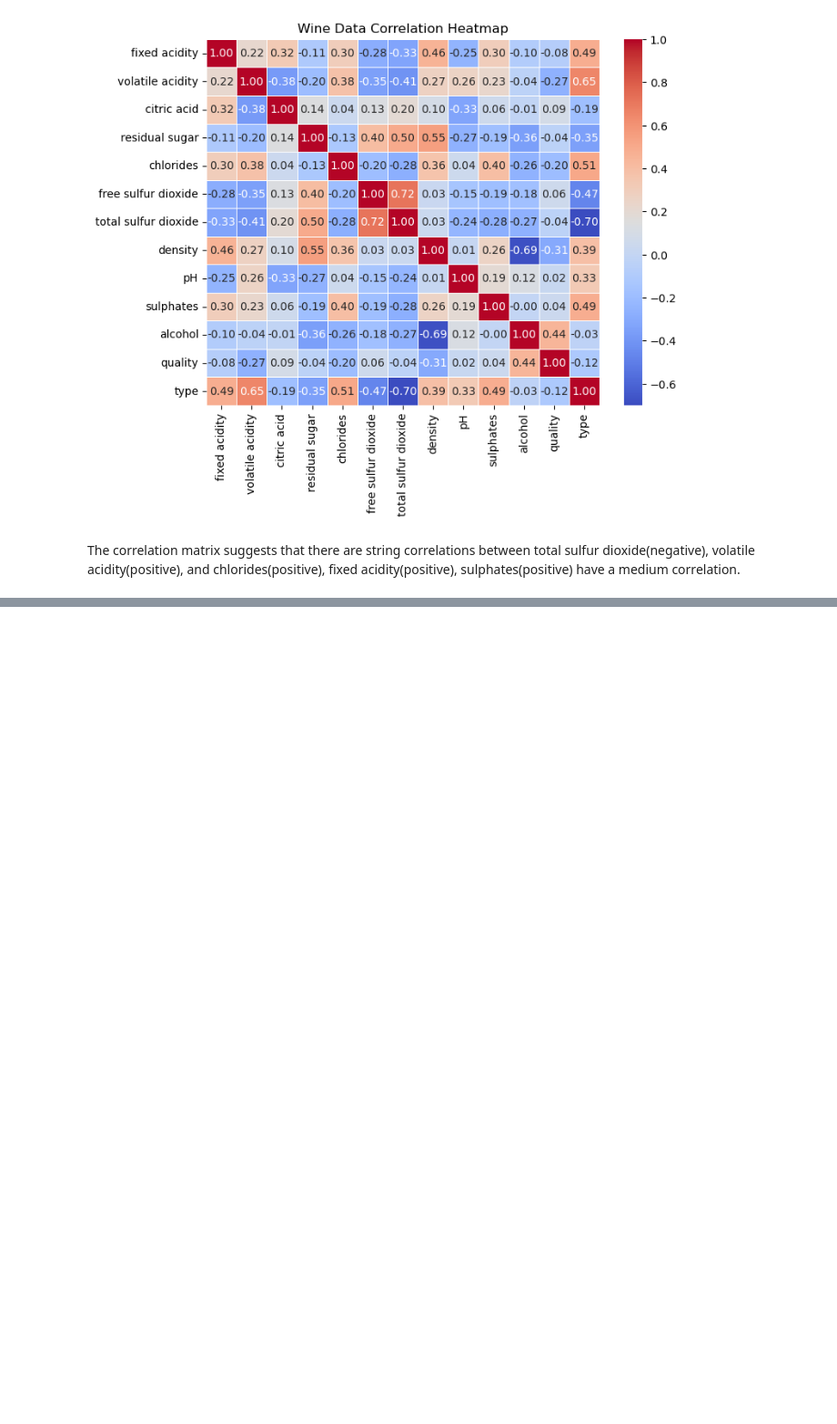
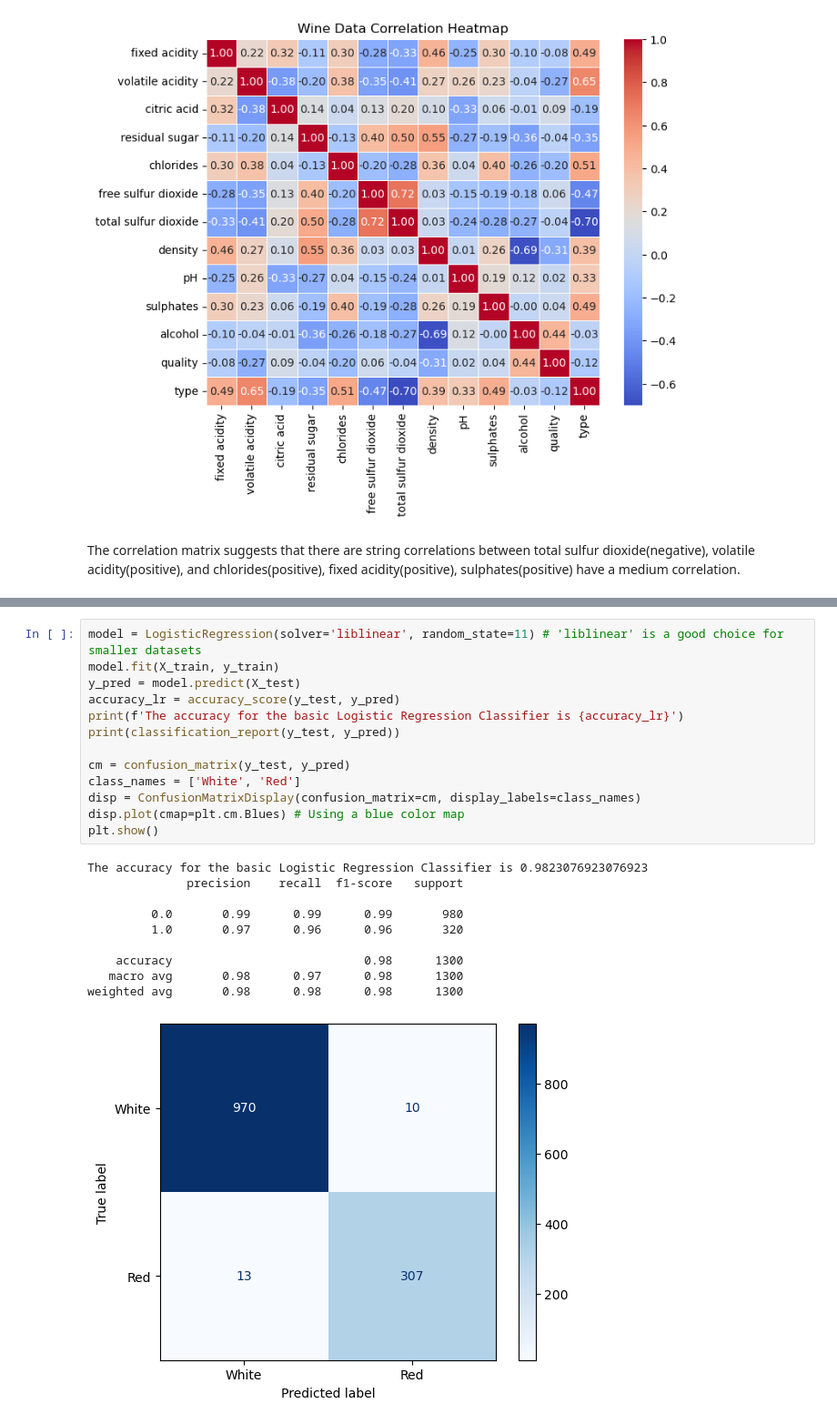
Before and after one commit to sastadlan/417-final-project, a Jupyter notebook: Wine_Quality.ipynb, the cells around one changed output, grey strips where cells are left out. Shown at 91% size. Cells and saved outputs as stored; diff of their text form; blank space fills up the shorter version.

```diff
--- a/Wine_Quality.ipynb
+++ b/Wine_Quality.ipynb
@@ -133,0 +223,24 @@ The correlation matrix suggests that there are string correlations between total
+# %%
+model = LogisticRegression(solver='liblinear', random_state=11) # 'liblinear' is a good choice for smaller datasets
+model.fit(X_train, y_train)
+y_pred = model.predict(X_test)
+accuracy_lr = accuracy_score(y_test, y_pred)
+print(f'The accuracy for the basic Logistic Regression Classifier is {accuracy_lr}')
+print(classification_report(y_test, y_pred))
+
+cm = confusion_matrix(y_test, y_pred)
+class_names = ['White', 'Red']
+disp = ConfusionMatrixDisplay(confusion_matrix=cm, display_labels=class_names)
+disp.plot(cmap=plt.cm.Blues) # Using a blue color map
+plt.show()
+# %% [output]
+The accuracy for the basic Logistic Regression Classifier is 0.9823076923076923
+              precision    recall  f1-score   support
+
+         0.0       0.99      0.99      0.99       980
+         1.0       0.97      0.96      0.96       320
+
+    accuracy                           0.98      1300
+   macro avg       0.98      0.97      0.98      1300
+weighted avg       0.98      0.98      0.98      1300
+[figure, added]
```
Also changed, not shown: parts of 12 cells of this notebook.
